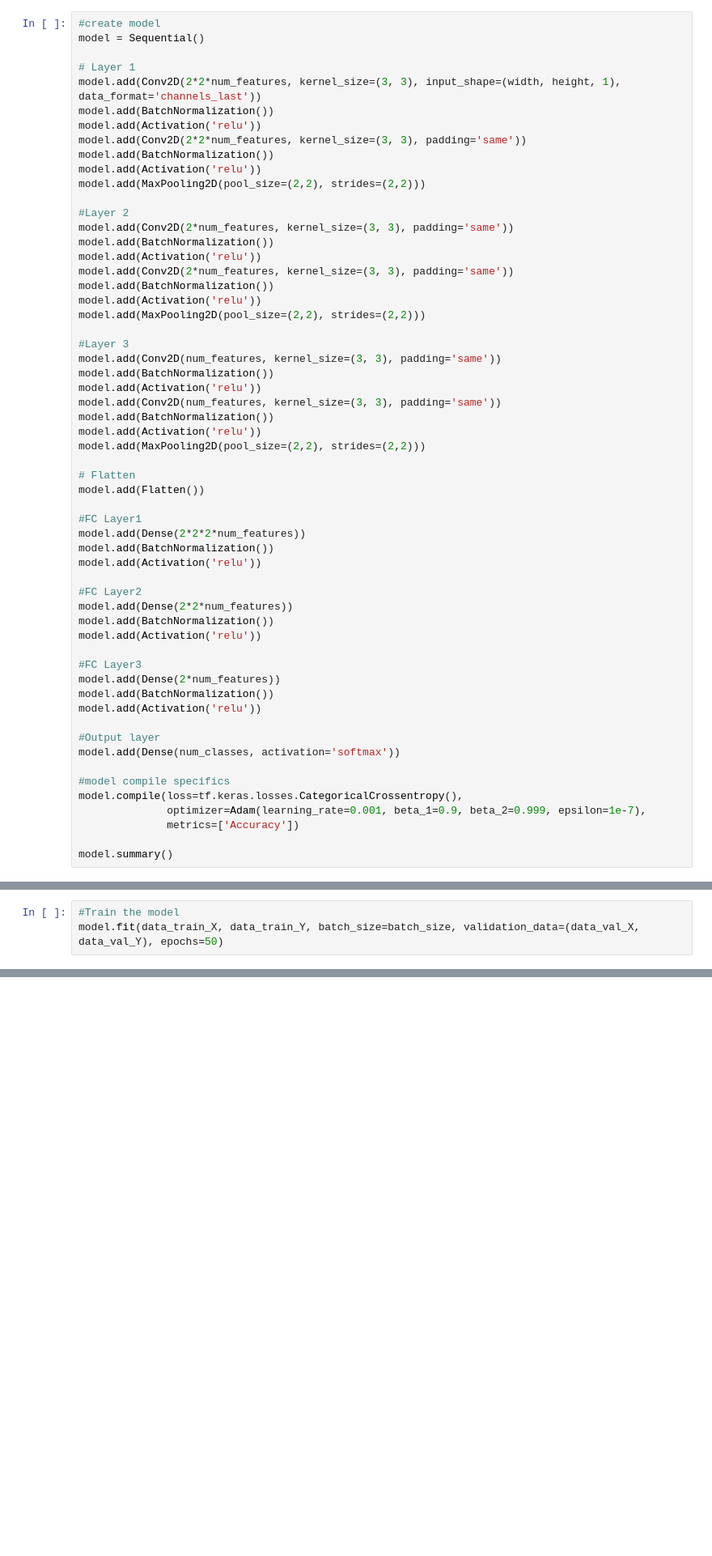
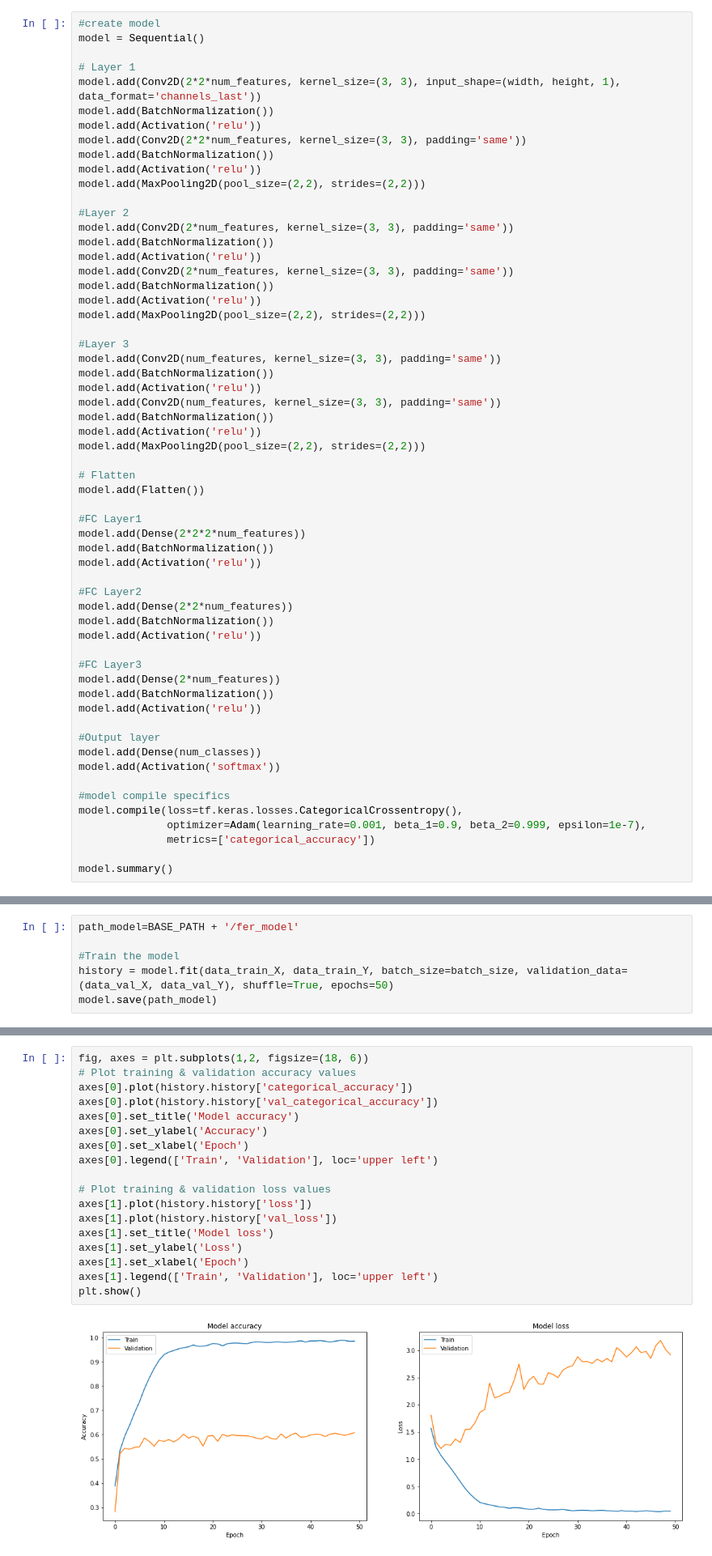
Before and after one commit to mansikataria/FacialExpressionRecognition, a Jupyter notebook: FacialExpressionRecognition.ipynb, the cells around one changed output, grey strips where cells are left out. Shown at 81% size. Drawn from its saved outputs; the diff is of its cells as text; blank space fills up the shorter version.

```diff
--- a/FacialExpressionRecognition.ipynb
+++ b/FacialExpressionRecognition.ipynb
@@ -262,12 +262,13 @@ model.add(BatchNormalization())
 model.add(Activation('relu'))
 
 #Output layer
-model.add(Dense(num_classes, activation='softmax'))
+model.add(Dense(num_classes))
+model.add(Activation('softmax'))
 
 #model compile specifics
 model.compile(loss=tf.keras.losses.CategoricalCrossentropy(),
               optimizer=Adam(learning_rate=0.001, beta_1=0.9, beta_2=0.999, epsilon=1e-7),
-              metrics=['Accuracy'])
+              metrics=['categorical_accuracy'])
 
 model.summary()
 # %% [output]
@@ -289,7 +290,10 @@ Trainable params: 2,134,407
 Non-trainable params: 3,584
 _________________________________________________________________
 # %%
+path_model=BASE_PATH + '/fer_model'
+
 #Train the model
-model.fit(data_train_X, data_train_Y, batch_size=batch_size, validation_data=(data_val_X, data_val_Y), epochs=50)
+history = model.fit(data_train_X, data_train_Y, batch_size=batch_size, validation_data=(data_val_X, data_val_Y), shuffle=True, epochs=50)
+model.save(path_model)
 # %% [output]
 Epoch 1/50
@@ -312,0 +318,20 @@ Epoch 50/50
+# %%
+fig, axes = plt.subplots(1,2, figsize=(18, 6))
+# Plot training & validation accuracy values
+axes[0].plot(history.history['categorical_accuracy'])
+axes[0].plot(history.history['val_categorical_accuracy'])
+axes[0].set_title('Model accuracy')
+axes[0].set_ylabel('Accuracy')
+axes[0].set_xlabel('Epoch')
+axes[0].legend(['Train', 'Validation'], loc='upper left')
+
+# Plot training & validation loss values
+axes[1].plot(history.history['loss'])
+axes[1].plot(history.history['val_loss'])
+axes[1].set_title('Model loss')
+axes[1].set_ylabel('Loss')
+axes[1].set_xlabel('Epoch')
+axes[1].legend(['Train', 'Validation'], loc='upper left')
+plt.show()
+# %% [output]
+[figure, added]
```
Also changed, not shown: parts of 7 cells of this notebook.
